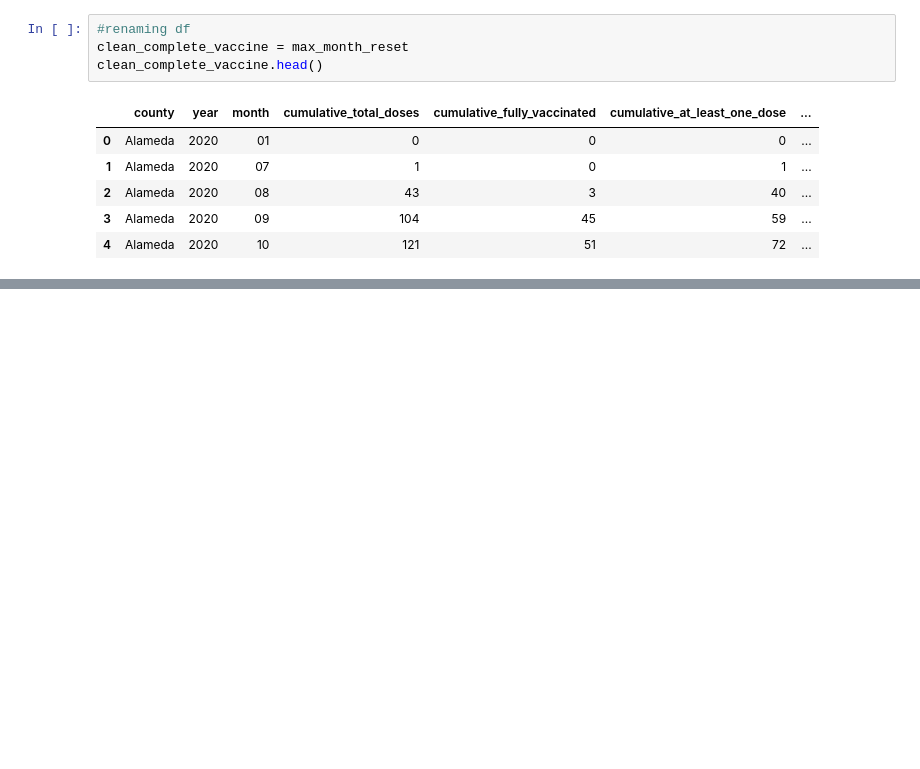
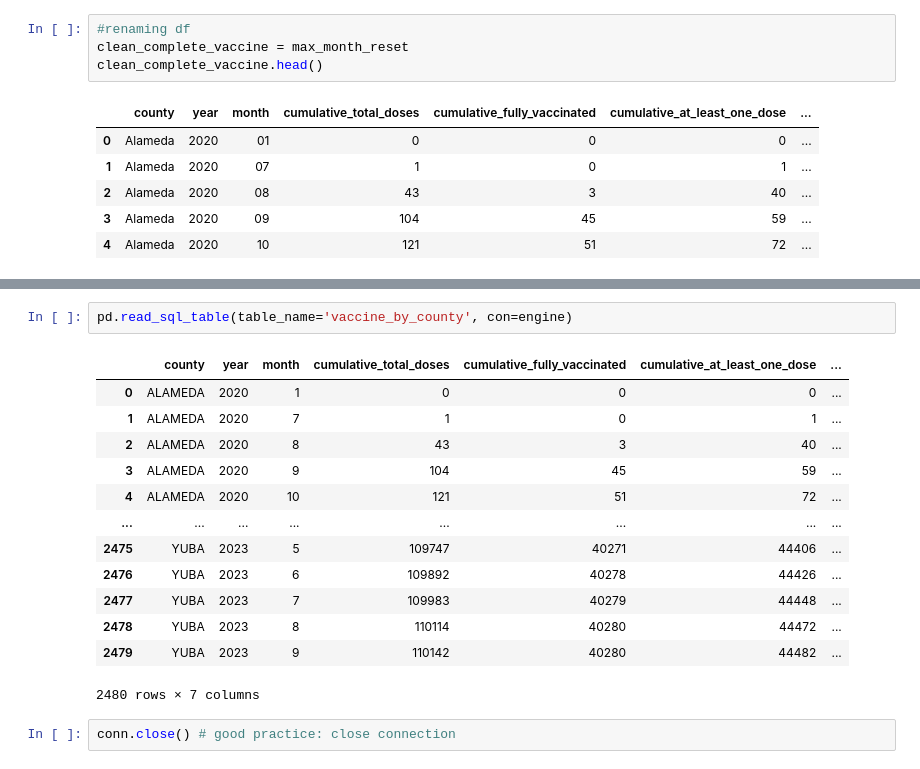
Before and after one commit to Nicole-Ham/Project-3-Covid, a Jupyter notebook: Data_Cleaning.ipynb, the cells around one changed output, grey strips where cells are left out. Drawn from its saved outputs; the diff is of its cells as text; blank space fills up the shorter version.

```diff
--- a/Data_Cleaning.ipynb
+++ b/Data_Cleaning.ipynb
@@ -345,0 +401,18 @@ clean_complete_vaccine.to_csv('Data/VaccineComplete.csv', index = False)
+# %%
+pd.read_sql_table(table_name='vaccine_by_county', con=engine)
+# %% [output]
+|  | county | year | month | cumulative_total_doses | cumulative_fully_vaccinated | cumulative_at_least_one_dose | ... |
+| 0 | ALAMEDA | 2020 | 1 | 0 | 0 | 0 | ... |
+| 1 | ALAMEDA | 2020 | 7 | 1 | 0 | 1 | ... |
+| 2 | ALAMEDA | 2020 | 8 | 43 | 3 | 40 | ... |
+| 3 | ALAMEDA | 2020 | 9 | 104 | 45 | 59 | ... |
+| 4 | ALAMEDA | 2020 | 10 | 121 | 51 | 72 | ... |
+| ... | ... | ... | ... | ... | ... | ... | ... |
+| 2475 | YUBA | 2023 | 5 | 109747 | 40271 | 44406 | ... |
+| 2476 | YUBA | 2023 | 6 | 109892 | 40278 | 44426 | ... |
+| 2477 | YUBA | 2023 | 7 | 109983 | 40279 | 44448 | ... |
+| 2478 | YUBA | 2023 | 8 | 110114 | 40280 | 44472 | ... |
+| 2479 | YUBA | 2023 | 9 | 110142 | 40280 | 44482 | ... |
+2480 rows × 7 columns
+# %%
+conn.close() # good practice: close connection
```
Also changed, not shown: parts of 32 cells of this notebook, 4 other files.
